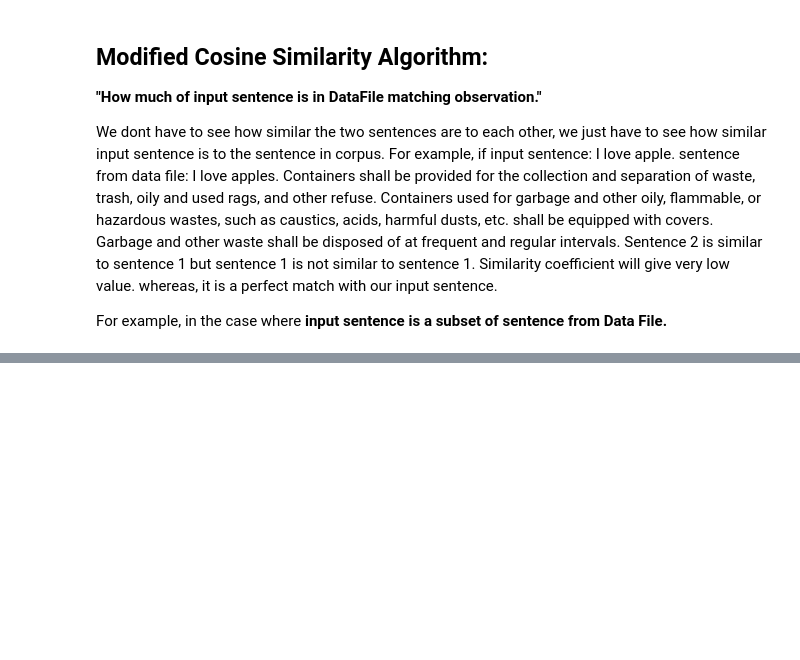
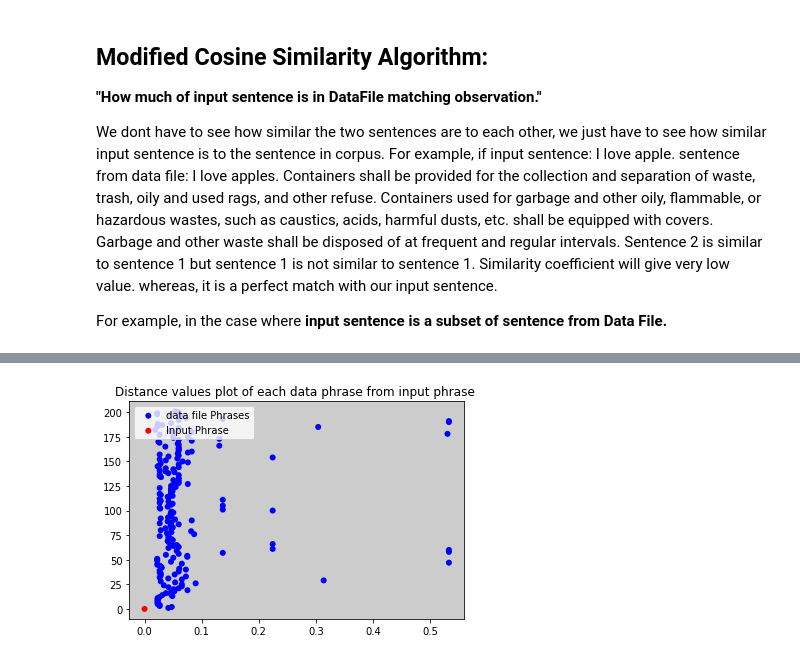
Before and after one commit to hamad2810/AI-Task, a Jupyter notebook: Test.ipynb, the cells around one changed output, grey strips where cells are left out. Cells and saved outputs as stored; diff of their text form; code cells hidden in the pictures; blank space fills up the shorter version.

```diff
--- a/Test.ipynb
+++ b/Test.ipynb
@@ -208,0 +374,25 @@ For this we will use Neural network with LSTMs, where positioning of words in a
+# %%
+plotx = []
+ploty = []
+
+for i in range(len(distance_array)):
+    plotx.append(distance_array[i])
+    ploty.append(i + 1)
+
+# Create plot
+fig = plt.figure()
+ax = fig.add_subplot(1, 1, 1, facecolor="0.8")
+
+data = ((plotx, ploty), (0,0))
+colors = ("blue", "red")
+groups = ("data file Phrases", "Input Phrase")
+
+for data, color, group in zip(data, colors, groups):
+  x, y = data
+  ax.scatter(x, y, c=color, edgecolors='none', label=group)
+plt.title('Distance values plot of each data phrase from input phrase ')
+# Red dot is at (0,0) as it is the distance of input phrase from itself.
+plt.legend(loc=2)
+plt.show()
+# %% [output]
+[figure, added]
```
Also changed, not shown: parts of 21 cells of this notebook.
